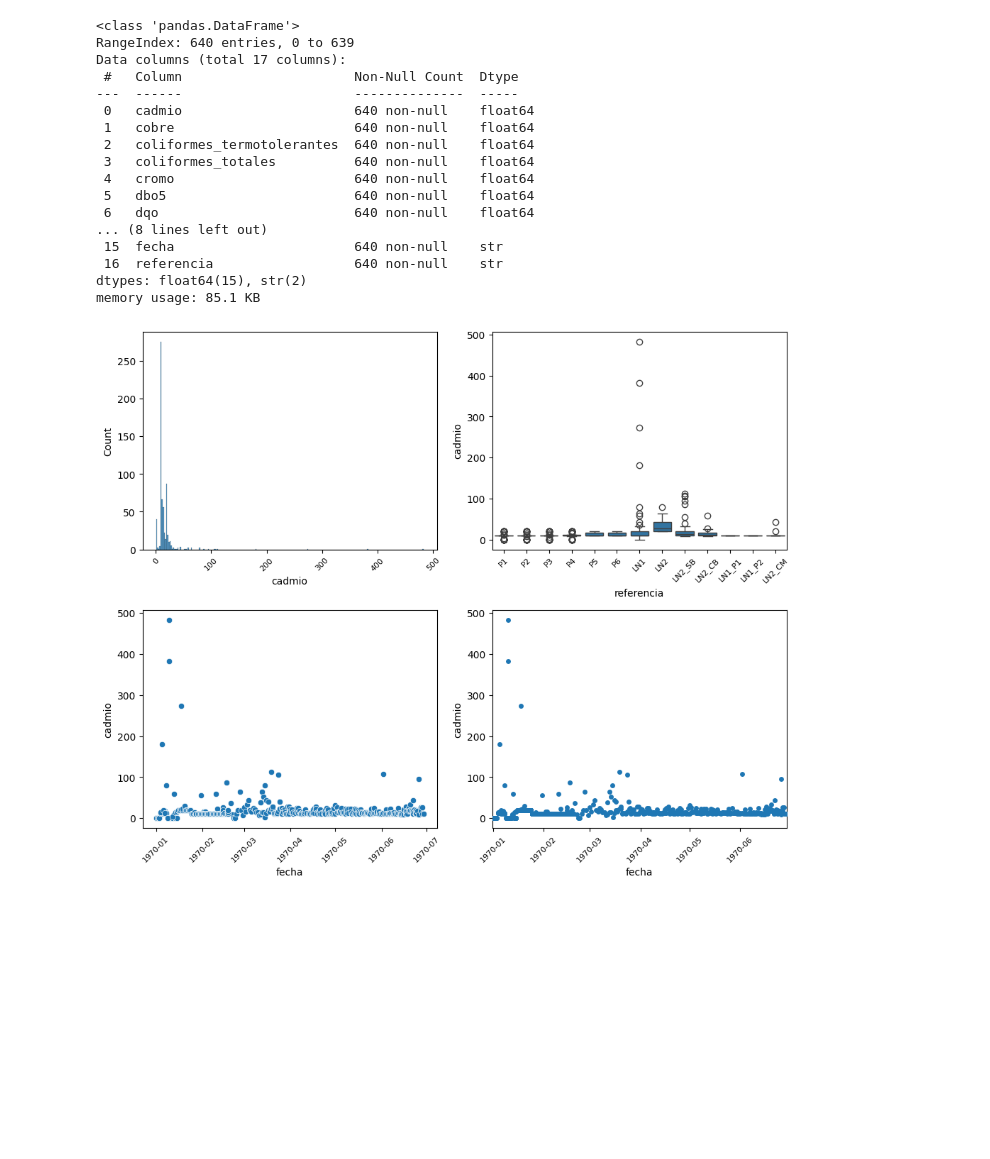
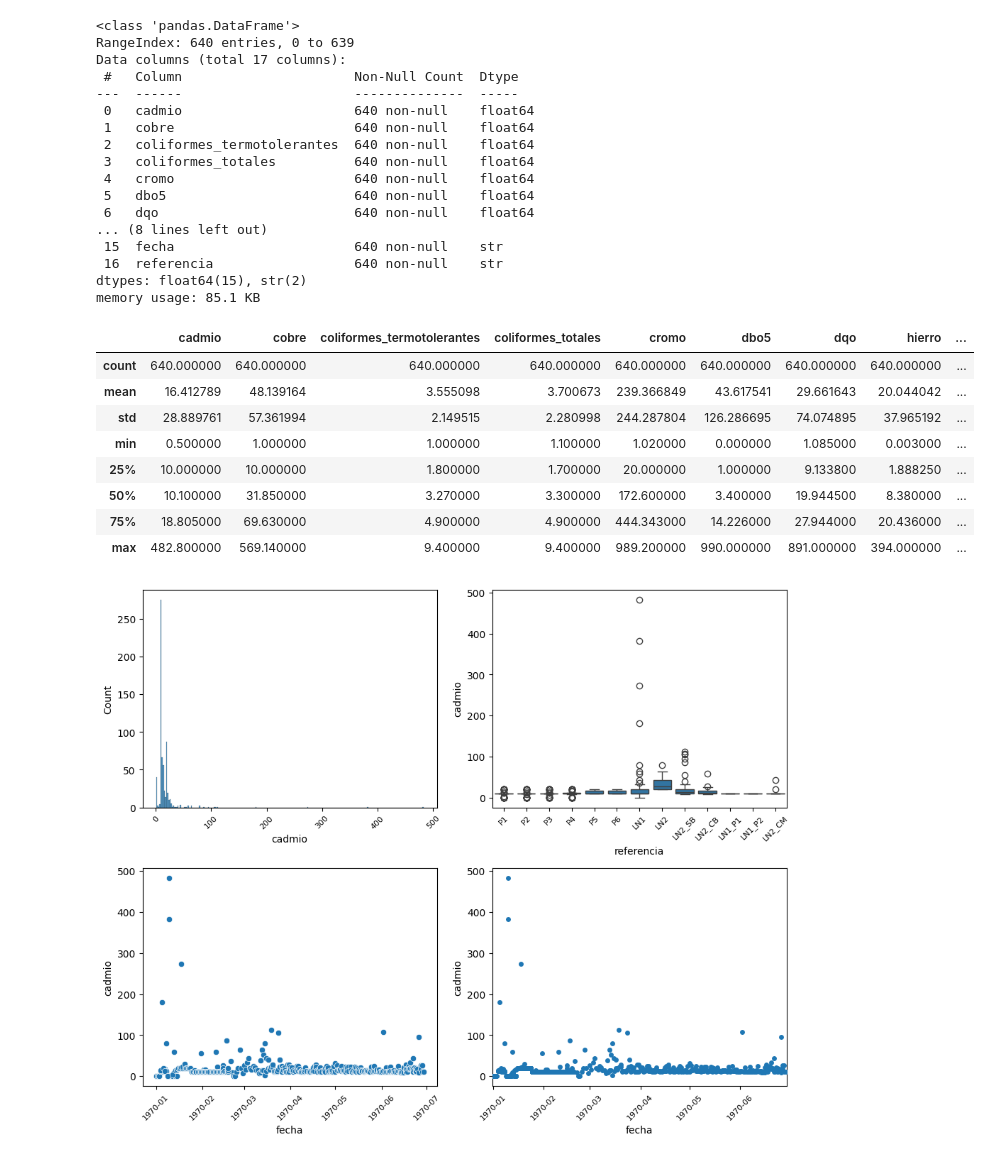
Before and after one commit to mikdevio/metane_production_model, a Jupyter notebook: notebooks/01_pretratamiento.ipynb, the cells around one changed output. Cells and saved outputs as stored; diff of their text form; code cells hidden in the pictures; blank space fills up the shorter version.

```diff
--- a/notebooks/pretratamiento.ipynb
+++ b/notebooks/01_pretratamiento.ipynb
@@ -117,8 +117,18 @@ Data columns (total 17 columns):
 dtypes: float64(15), str(2)
 memory usage: 85.1 KB
 # %%
-data_fixed.describe()
-data_fixed.to_csv("data_fixed.csv")
+display(data_fixed.describe())
+data_fixed.to_csv("data_fixed.csv", index=False)
+# %% [output]
+|  | cadmio | cobre | coliformes_termotolerantes | coliformes_totales | cromo | dbo5 | dqo | hierro | ... |
+| count | 640.000000 | 640.000000 | 640.000000 | 640.000000 | 640.000000 | 640.000000 | 640.000000 | 640.000000 | ... |
+| mean | 16.412789 | 48.139164 | 3.555098 | 3.700673 | 239.366849 | 43.617541 | 29.661643 | 20.044042 | ... |
+| std | 28.889761 | 57.361994 | 2.149515 | 2.280998 | 244.287804 | 126.286695 | 74.074895 | 37.965192 | ... |
+| min | 0.500000 | 1.000000 | 1.000000 | 1.100000 | 1.020000 | 0.000000 | 1.085000 | 0.003000 | ... |
+| 25% | 10.000000 | 10.000000 | 1.800000 | 1.700000 | 20.000000 | 1.000000 | 9.133800 | 1.888250 | ... |
+| 50% | 10.100000 | 31.850000 | 3.270000 | 3.300000 | 172.600000 | 3.400000 | 19.944500 | 8.380000 | ... |
+| 75% | 18.805000 | 69.630000 | 4.900000 | 4.900000 | 444.343000 | 14.226000 | 27.944000 | 20.436000 | ... |
+| max | 482.800000 | 569.140000 | 9.400000 | 9.400000 | 989.200000 | 990.000000 | 891.000000 | 394.000000 | ... |
 # %%
 column_name = 'cadmio'
 
```
Also changed, not shown: 6 other files.
